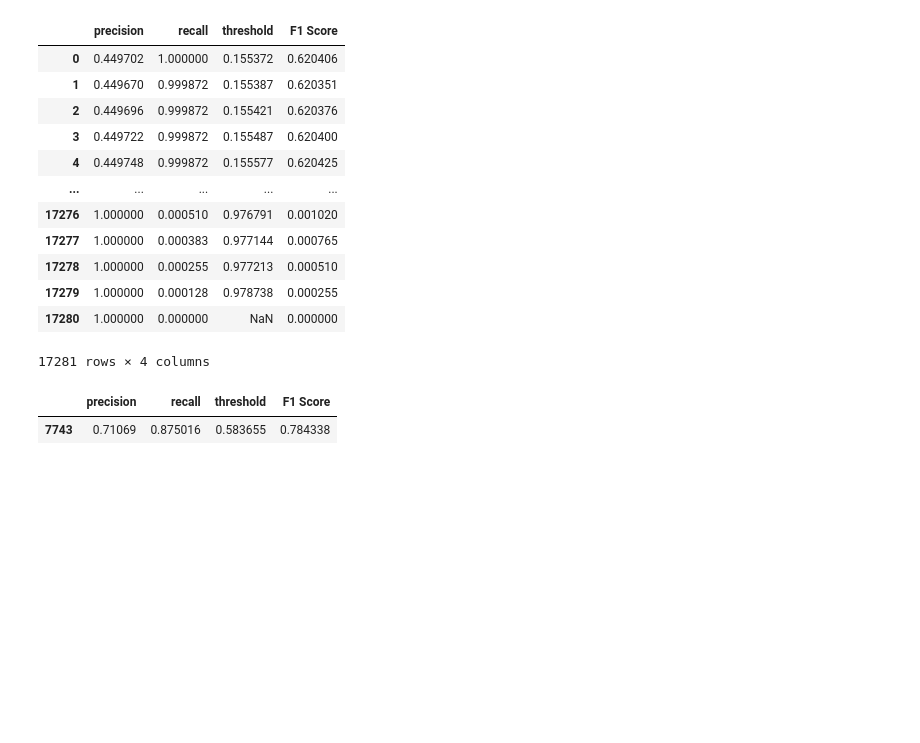
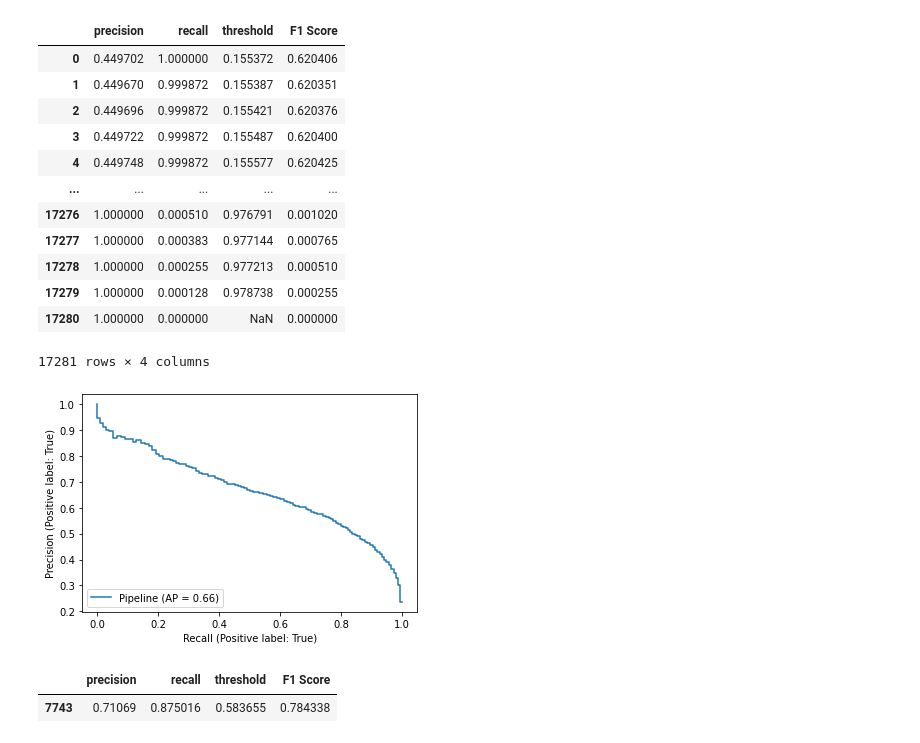
Before and after one commit to sukhleen999/census-income-prediction, a Jupyter notebook: src/model_building.ipynb, the cells around one changed output. Drawn from its saved outputs; the diff is of its cells as text; code cells hidden in the pictures; blank space fills up the shorter version.

Commit message:
added roc and pr curve(default threshold)

```diff
--- a/src/model_building.ipynb
+++ b/src/model_building.ipynb
@@ -194,6 +196,12 @@ PR_curve_df
 | 17279 | 1.000000 | 0.000128 | 0.978738 | 0.000255 |
 | 17280 | 1.000000 | 0.000000 | NaN | 0.000000 |
 17281 rows × 4 columns
+# %%
+# PR curve
+
+PrecisionRecallDisplay.from_estimator(pipe_forest, X_test, y_test);
+# %% [output]
+[figure, added]
 # %%
 # Threshold to get best F1 score
 max_f1_df = PR_curve_df.iloc[PR_curve_df["F1 Score"].idxmax()].to_frame().T
```
Also changed, not shown: parts of 3 cells of this notebook.
